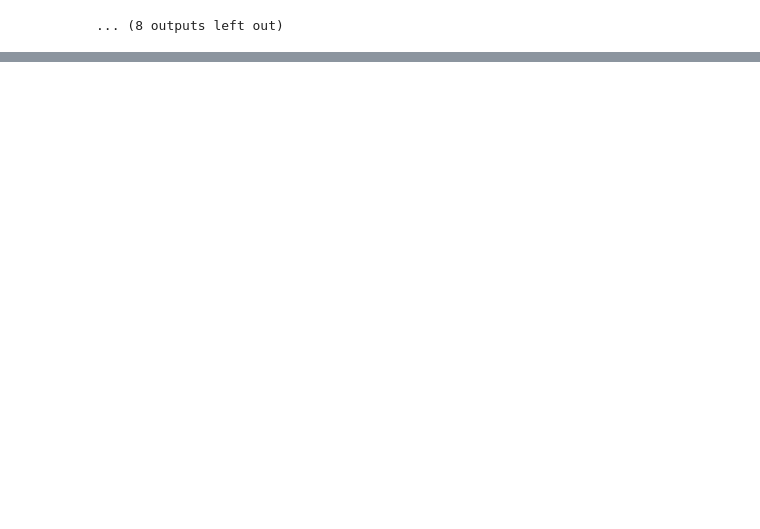
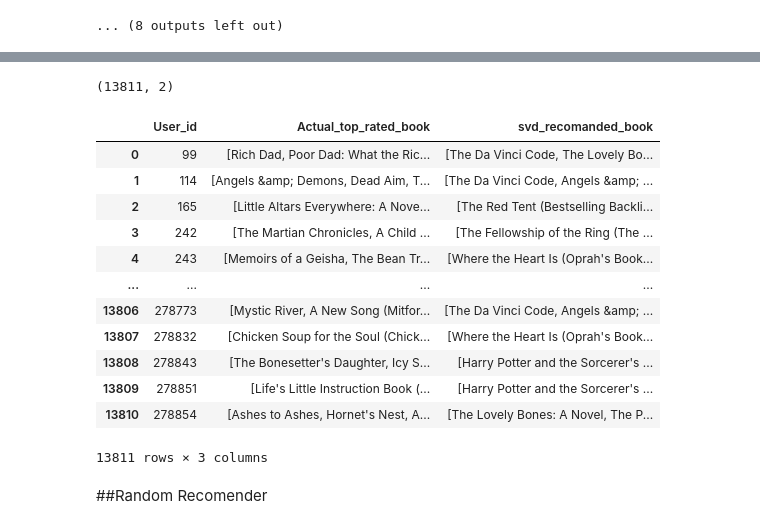
Before and after one commit to kasmintalukdar/Book-Recommendation-System, a Jupyter notebook: Copy_of_Book_recomndation_system_final.ipynb, the cells around one changed output, grey strips where cells are left out. Saved outputs shown, nothing was run; the diff lists cells and outputs as text; code cells hidden in the pictures; blank space fills up the shorter version.

```diff
--- a/Copy_of_Book_recomndation_system_final.ipynb
+++ b/Copy_of_Book_recomndation_system_final.ipynb
@@ -714,0 +937,38 @@ for path in image_list:
+# %%
+def rateing_for_all(actual_rateing,user_id_list,user_item_df):
+  user_item_dict={}
+
+  for user_id in user_id_list:
+    rec=actual_rateing(user_item_df,user_id, items_to_ignore=[], topn=10)
+    user_item_dict[user_id]=rec['Book-Title'].tolist()
+  return user_item_dict
+# %%
+actual_rating=rateing_for_all(actual_rateing,user_id_list,user_item_df)
+# %%
+user_id_top_rated_book=pd.DataFrame(list(actual_rating.items())).rename(columns={0:"User_id",1:"Actual_top_rated_book"})
+# %%
+user_id_top_rated_book.shape
+# %% [output]
+(13811, 2)
+# %%
+result_from_svd=user_id_top_rated_book.merge(user_id_recomanded_book,on="User_id")
+# %%
+pd.set_option('display.max_colwidth', None)
+
+result_from_svd
+# %% [output]
+|  | User_id | Actual_top_rated_book | svd_recomanded_book |
+| 0 | 99 | [Rich Dad, Poor Dad: What the Ric... | [The Da Vinci Code, The Lovely Bo... |
+| 1 | 114 | [Angels &amp; Demons, Dead Aim, T... | [The Da Vinci Code, Angels &amp; ... |
+| 2 | 165 | [Little Altars Everywhere: A Nove... | [The Red Tent (Bestselling Backli... |
+| 3 | 242 | [The Martian Chronicles, A Child ... | [The Fellowship of the Ring (The ... |
+| 4 | 243 | [Memoirs of a Geisha, The Bean Tr... | [Where the Heart Is (Oprah's Book... |
+| ... | ... | ... | ... |
+| 13806 | 278773 | [Mystic River, A New Song (Mitfor... | [The Da Vinci Code, Angels &amp; ... |
+| 13807 | 278832 | [Chicken Soup for the Soul (Chick... | [Where the Heart Is (Oprah's Book... |
+| 13808 | 278843 | [The Bonesetter's Daughter, Icy S... | [Harry Potter and the Sorcerer's ... |
+| 13809 | 278851 | [Life's Little Instruction Book (... | [Harry Potter and the Sorcerer's ... |
+| 13810 | 278854 | [Ashes to Ashes, Hornet's Nest, A... | [The Lovely Bones: A Novel, The P... |
+13811 rows × 3 columns
+# %% [markdown]
+##Random Recomender
```
Also changed, not shown: parts of 52 cells of this notebook.
